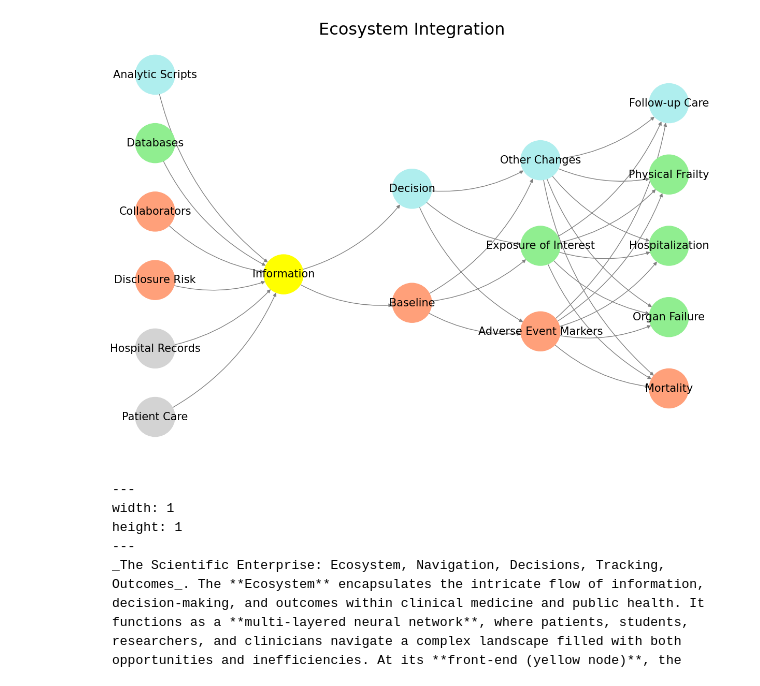
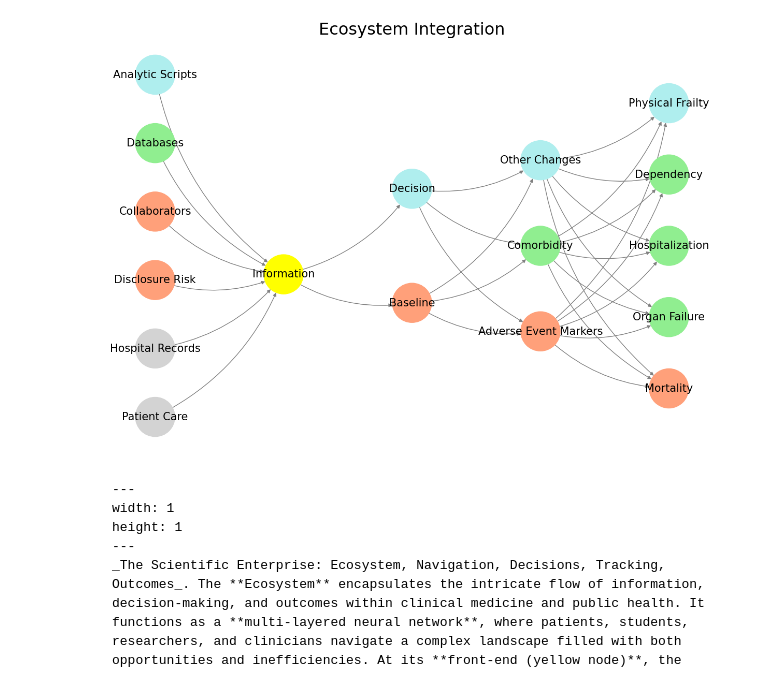
Before and after one commit to abikesa/donors, a Jupyter notebook: _sources/index.ipynb, the cells around one changed output. Drawn from its saved outputs; the diff is of its cells as text; code cells hidden in the pictures.

````diff
--- a/_sources/index.ipynb
+++ b/_sources/index.ipynb
@@ -39,16 +39,16 @@ def define_layers():
         'Suis': ['Patient Care', 'Hospital Records', 'Disclosure Risk', 'Collaborators', 'Databases', 'Analytic Scripts', ], # Static
         'Voir': ['Information'],
         'Choisis': ['Baseline', 'Decision'],
-        'Deviens': ['Adverse Event Markers', 'Exposure of Interest', 'Other Changes'],
-        "M'èléve": ['Mortality', 'Organ Failure',  'Hospitalization', 'Physical Frailty', 'Follow-up Care']
+        'Deviens': ['Adverse Event Markers', 'Comorbidity', 'Other Changes'],
+        "M'èléve": ['Mortality', 'Organ Failure',  'Hospitalization', 'Dependency', 'Physical Frailty']
     }
 
 # Assign colors to nodes
 def assign_colors():
     color_map = { # Dynamic
         'yellow': ['Information'],
-        'paleturquoise': ['Analytic Scripts', 'Decision', 'Other Changes', 'Follow-up Care'],
-        'lightgreen': ['Databases', 'Exposure of Interest', 'Organ Failure', 'Physical Frailty', 'Hospitalization'],
+        'paleturquoise': ['Analytic Scripts', 'Decision', 'Other Changes', 'Physical Frailty'],
+        'lightgreen': ['Databases', 'Comorbidity', 'Organ Failure', 'Dependency', 'Hospitalization'],
         'lightsalmon': [
             'Disclosure Risk', 'Collaborators', 'Baseline',
             'Adverse Event Markers', 'Mortality'
@@ -70,34 +70,34 @@ def visualize_nn():
     node_colors = []
 
     # Add nodes and assign positions
     for i, (layer_name, nodes) in enumerate(layers.items()):
         positions = calculate_positions(nodes, x_offset=i * 2)
         for node, position in zip(nodes, positions):
             G.add_node(node, layer=layer_name)
             pos[node] = position
             node_colors.append(colors.get(node, 'lightgray'))
 
     # Add edges (automated for consecutive layers)
     layer_names = list(layers.keys())
     for i in range(len(layer_names) - 1):
         source_layer, target_layer = layer_names[i], layer_names[i + 1]
         for source in layers[source_layer]:
             for target in layers[target_layer]:
                 G.add_edge(source, target)
 
     # Draw the graph
     plt.figure(figsize=(12, 8))
     nx.draw(
         G, pos, with_labels=True, node_color=node_colors, edge_color='gray',
         node_size=3000, font_size=15, connectionstyle="arc3,rad=0.2"
     )
     plt.title("Ecosystem Integration", fontsize=23)
     plt.show()
 
 # Run the visualization
 visualize_nn()
 # %% [output]
-[figure, old version]
+[figure, new version]
 # %% [markdown]
 ```{figure} https://www.ledr.com/colours/white.jpg
 ---
````
Also changed, not shown: 31 other files.
